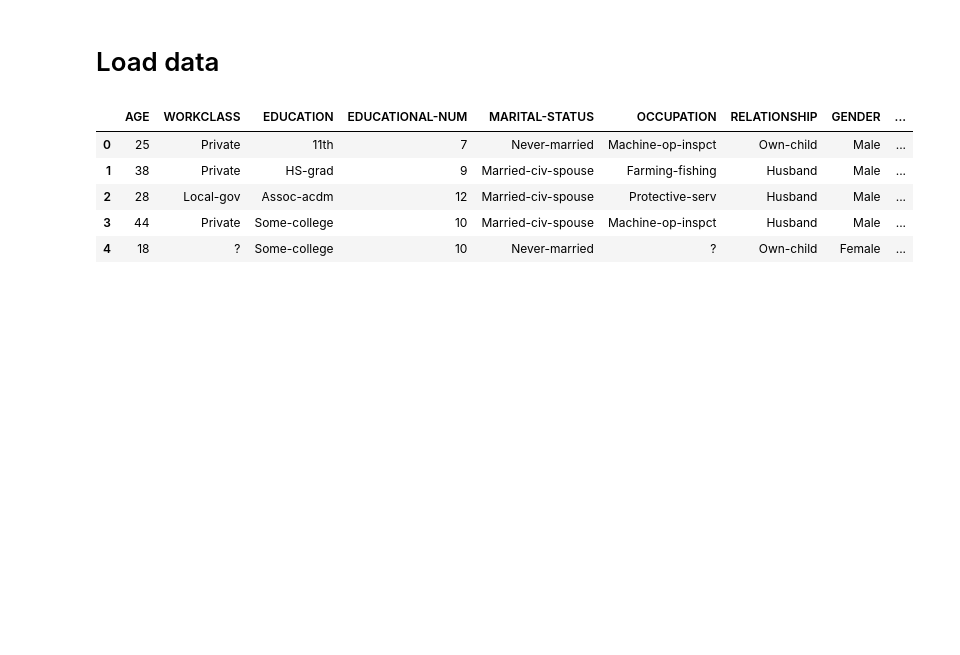
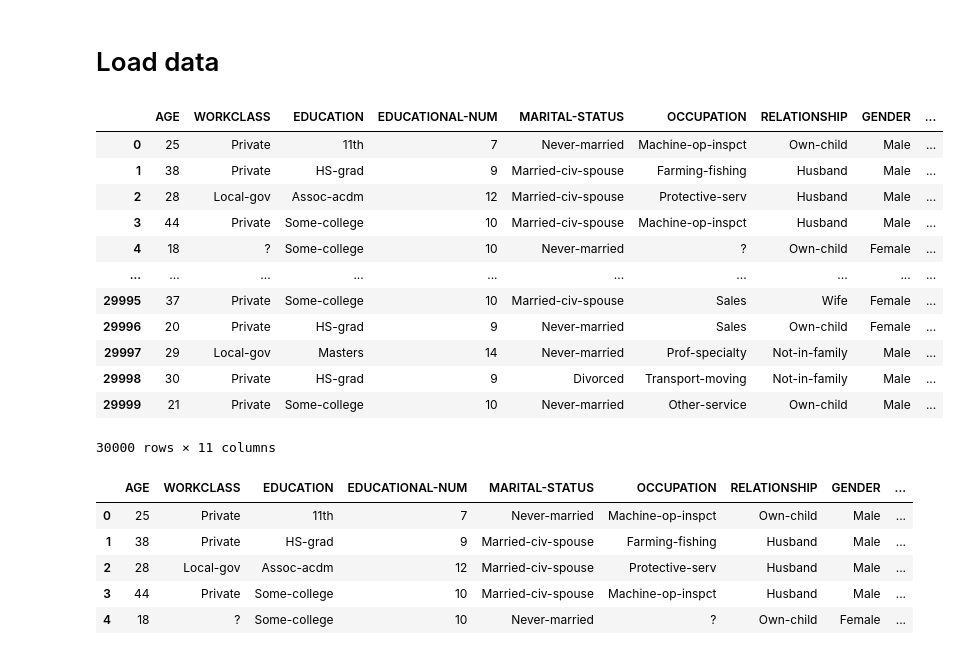
Before and after one commit to Kiennguyen08/income_pipeline_tpbank, a Jupyter notebook: final.ipynb, the cells around one changed output. Cells and saved outputs as stored; diff of their text form; code cells hidden in the pictures; blank space fills up the shorter version.

```diff
--- a/final.ipynb
+++ b/final.ipynb
@@ -32,6 +32,22 @@ train_path = 'data/train.txt'
 df = pd.read_csv(train_path)
 df = df.drop(columns='0')
 df.columns = ['AGE', 'WORKCLASS', 'EDUCATION', 'EDUCATIONAL-NUM', 'MARITAL-STATUS', 'OCCUPATION', 'RELATIONSHIP', 'GENDER', 'CAPITAL-GAIN', 'CAPITAL-LOSS', 'HOURS-PER-WEEK', 'INCOME']
+# %%
+df[df.columns[:-1]]
+# %% [output]
+|  | AGE | WORKCLASS | EDUCATION | EDUCATIONAL-NUM | MARITAL-STATUS | OCCUPATION | RELATIONSHIP | GENDER | ... |
+| 0 | 25 | Private | 11th | 7 | Never-married | Machine-op-inspct | Own-child | Male | ... |
+| 1 | 38 | Private | HS-grad | 9 | Married-civ-spouse | Farming-fishing | Husband | Male | ... |
+| 2 | 28 | Local-gov | Assoc-acdm | 12 | Married-civ-spouse | Protective-serv | Husband | Male | ... |
+| 3 | 44 | Private | Some-college | 10 | Married-civ-spouse | Machine-op-inspct | Husband | Male | ... |
+| 4 | 18 | ? | Some-college | 10 | Never-married | ? | Own-child | Female | ... |
+| ... | ... | ... | ... | ... | ... | ... | ... | ... | ... |
+| 29995 | 37 | Private | Some-college | 10 | Married-civ-spouse | Sales | Wife | Female | ... |
+| 29996 | 20 | Private | HS-grad | 9 | Never-married | Sales | Own-child | Female | ... |
+| 29997 | 29 | Local-gov | Masters | 14 | Never-married | Prof-specialty | Not-in-family | Male | ... |
+| 29998 | 30 | Private | HS-grad | 9 | Divorced | Transport-moving | Not-in-family | Male | ... |
+| 29999 | 21 | Private | Some-college | 10 | Never-married | Other-service | Own-child | Male | ... |
+30000 rows × 11 columns
 # %%
 df.head()
 # %% [output]
```
Also changed, not shown: parts of 7 cells of this notebook, 8 other files.
